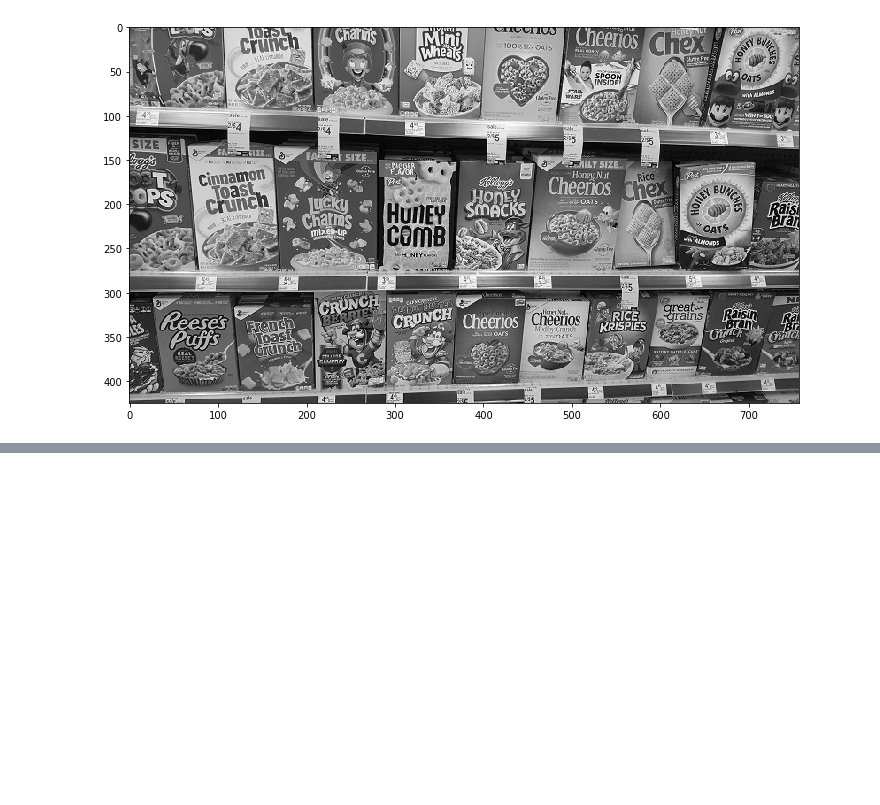
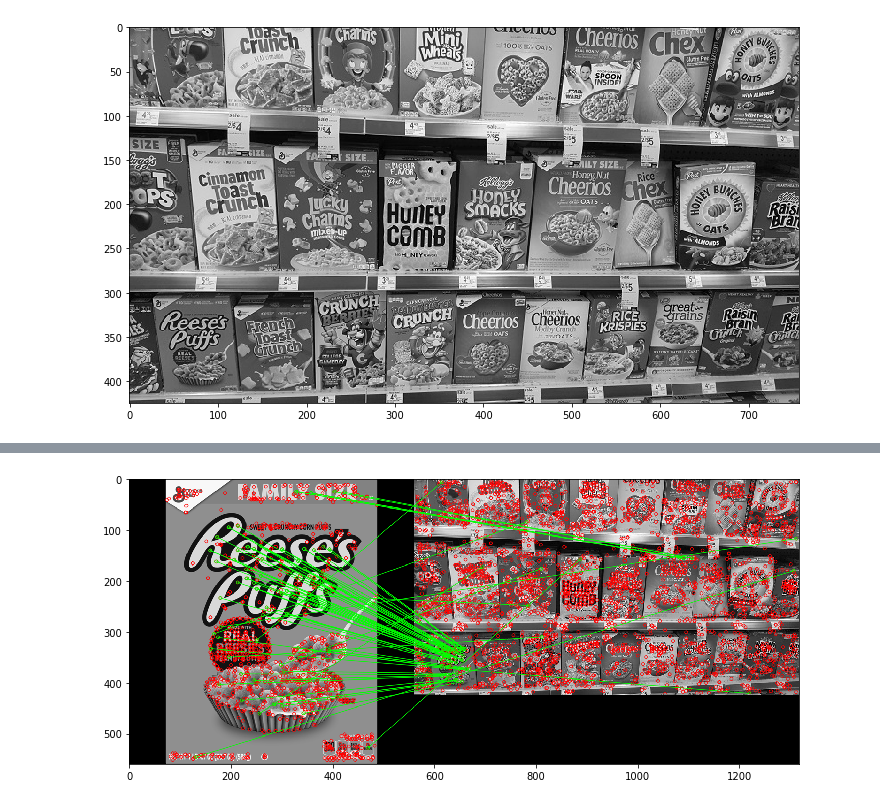
Before and after one commit to achliopa/udemy_PythonOpenCVDL, a Jupyter notebook: workbook/6.Object_Detection_w_OpenCV_Python/Feature_Matching.ipynb, the cells around one changed output, grey strips where cells are left out. Saved outputs shown, nothing was run; the diff lists cells and outputs as text; code cells hidden in the pictures; blank space fills up the shorter version.

```diff
--- a/workbook/6.Object_Detection_w_OpenCV_Python/Feature_Matching.ipynb
+++ b/workbook/6.Object_Detection_w_OpenCV_Python/Feature_Matching.ipynb
@@ -39,0 +84,18 @@ display(reeses_matches)
+# %%
+# LESS DISTANCE == BETTER MATCH
+for i,(match1,match2) in enumerate(matches):
+    # IF MATCH 1 DISTANCE IS <75% OF MATCH2 DISTANCE
+    # THEN DESCRIPTOR WAS A GOOD MATCH, KEEP IT
+    if match1.distance < 0.75*match2.distance:
+        matchesMask[i]=[1,0]
+# %%
+draw_params = dict(matchColor=(0,255,0),
+                   singlePointColor=(255,0,0),
+                   matchesMask=matchesMask,
+                   flags=0)
+# %%
+flann_matches = cv2.drawMatchesKnn(reeses,kp1,cereals,kp2,matches,None,**draw_params)
+# %%
+display(flann_matches)
+# %% [output]
+[figure, added]
```
Also changed, not shown: parts of 17 cells of this notebook, 1 other file.
